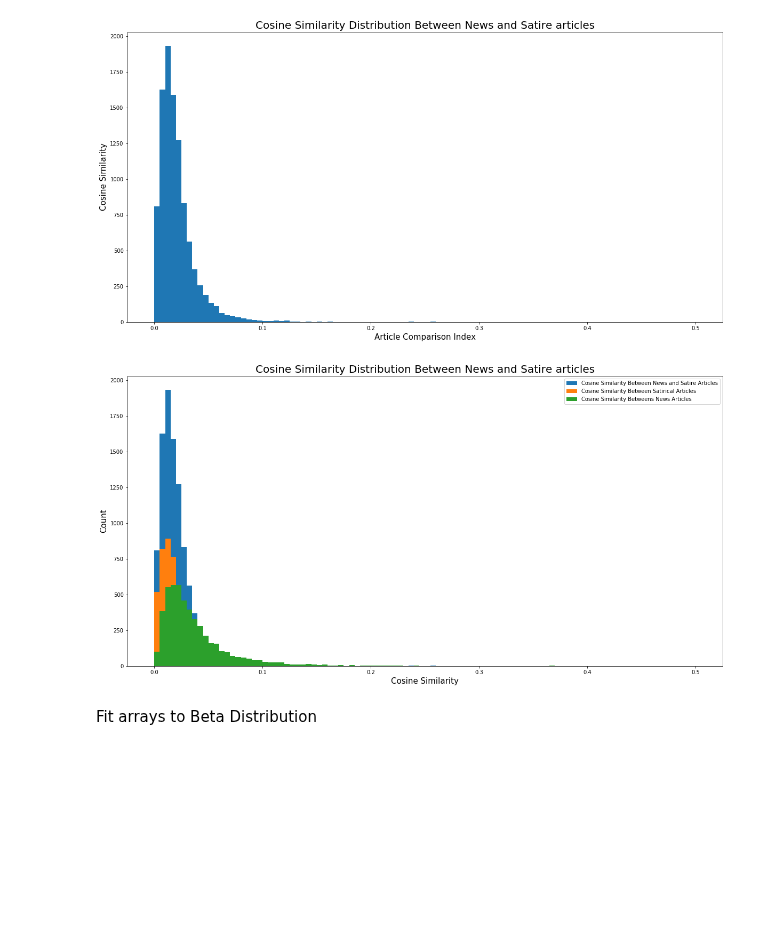
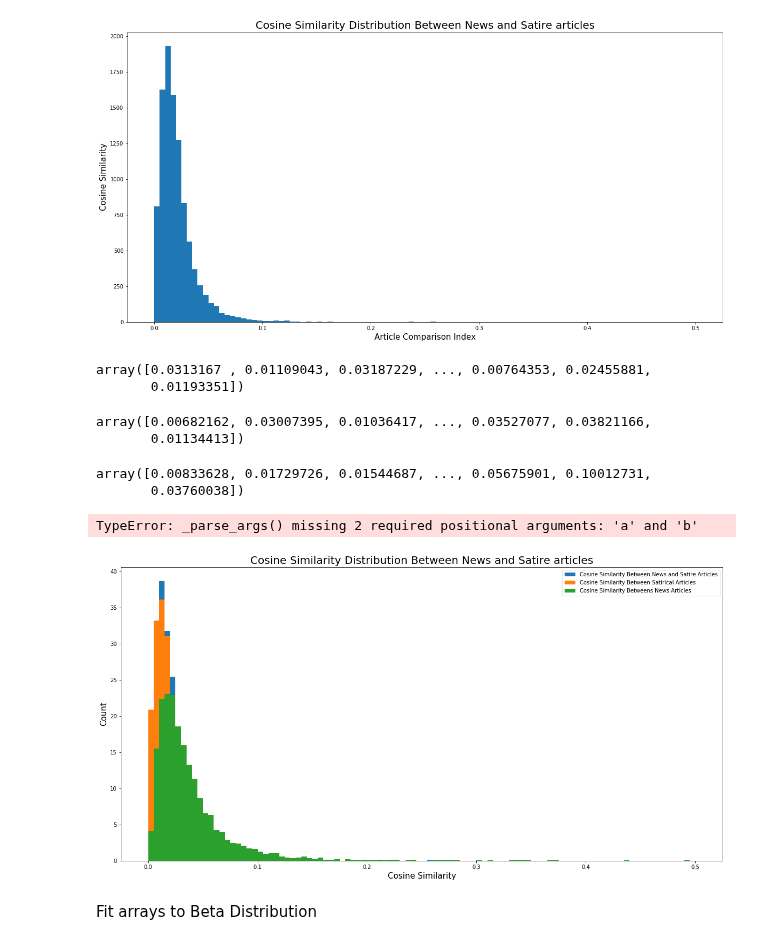
Before and after one commit to johncpolitte/News_or_Satire, a Jupyter notebook: Fresh_notebook_for_cleaning.ipynb, the cells around one changed output. Cells and saved outputs as stored; diff of their text form; code cells hidden in the pictures; blank space fills up the shorter version.

Commit message:
finished distribution for cosine sim

```diff
--- a/Fresh_notebook_for_cleaning.ipynb
+++ b/Fresh_notebook_for_cleaning.ipynb
@@ -997,19 +998,38 @@ ax.set_xlabel("Article Comparison Index", fontsize = 15)
 # %% [output]
 Text(0.5, 0, 'Article Comparison Index')
 [figure]
+# %%
+final_combo_sims
+# %% [output]
+array([0.0313167 , 0.01109043, 0.03187229, ..., 0.00764353, 0.02455881,
+       0.01193351])
+# %%
+final_sat_sims
+# %% [output]
+array([0.00682162, 0.03007395, 0.01036417, ..., 0.03527077, 0.03821166,
+       0.01134413])
+# %%
+final_news_sims
+# %% [output]
+array([0.00833628, 0.01729726, 0.01544687, ..., 0.05675901, 0.10012731,
+       0.03760038])
+# %%
+beta.pdf(final_combo_sims)
+# %% [output]
+TypeError: _parse_args() missing 2 required positional arguments: 'a' and 'b'
 # %%
 fig, ax = plt.subplots(figsize = (20,10))
 
-combo_hist =plt.hist(final_combo_sims, bins=100, range=(0,.5), label='Cosine Similarity Between News and Satire Articles')
-sat_hist = plt.hist(final_sat_sims, bins=100, range=(0,.5), label='Cosine Similarity Between Satirical Articles')
-news_hist = plt.hist(final_news_sims, bins=100, range=(0,.5), label= 'Cosine Similarity Betweens News Articles')
+combo_hist =plt.hist(final_combo_sims, bins=100, range=(0,.5), label='Cosine Similarity Between News and Satire Articles', normed=True)
+sat_hist = plt.hist(final_sat_sims, bins=100, range=(0,.5), label='Cosine Similarity Between Satirical Articles',normed=True)
+news_hist = plt.hist(final_news_sims, bins=100, range=(0,.5), label= 'Cosine Similarity Betweens News Articles',normed=True)
 
 ax.set_title("Cosine Similarity Distribution Between News and Satire articles", fontsize = 20)
 ax.set_ylabel("Count", fontsize = 15)
 ax.set_xlabel("Cosine Similarity", fontsize = 15)
 plt.legend()
 plt.show()
 # %% [output]
-[figure, old version]
+[figure, new version]
 # %% [markdown]
 Fit arrays to Beta Distribution
```
Also changed, not shown: parts of 1 cell of this notebook.
